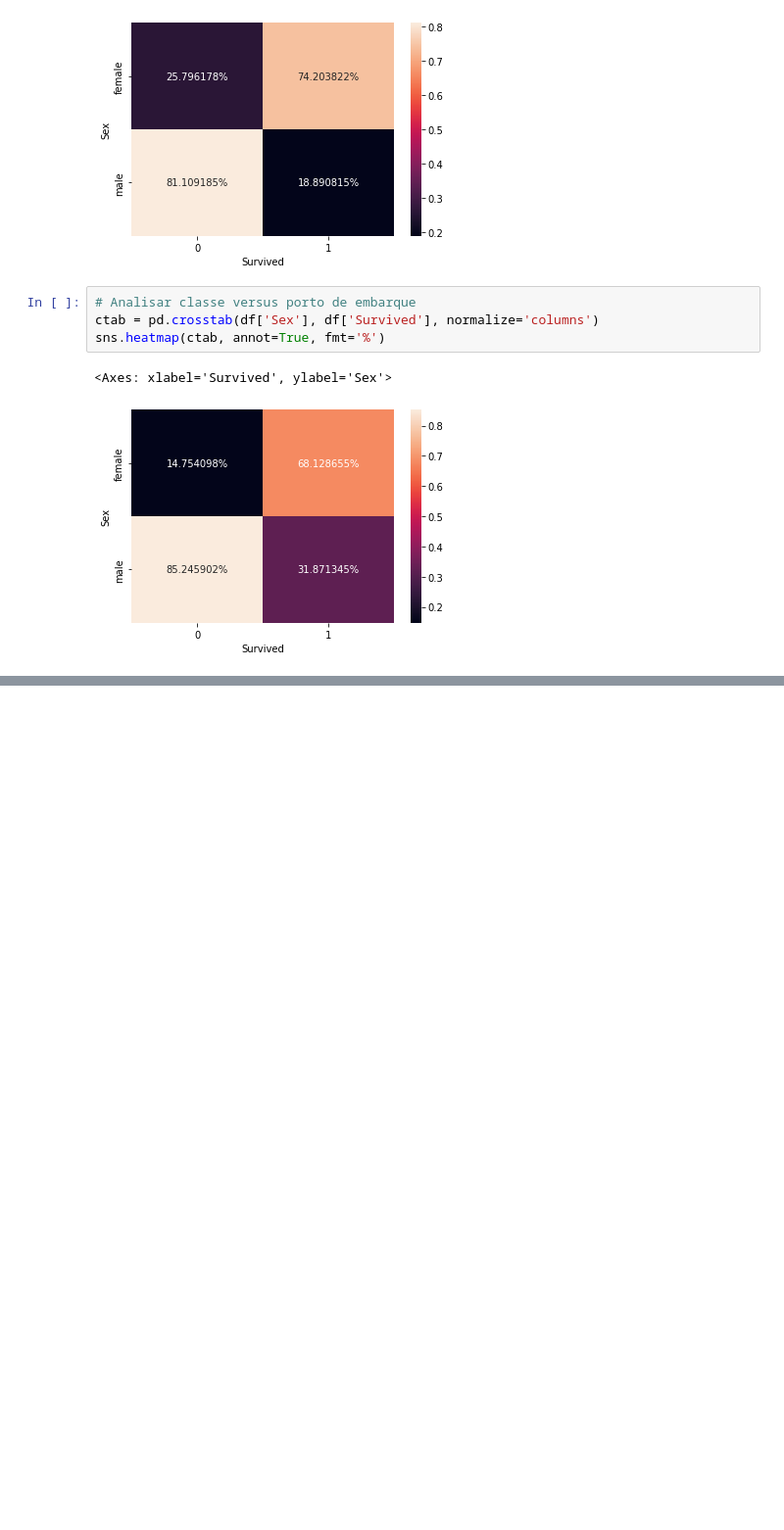
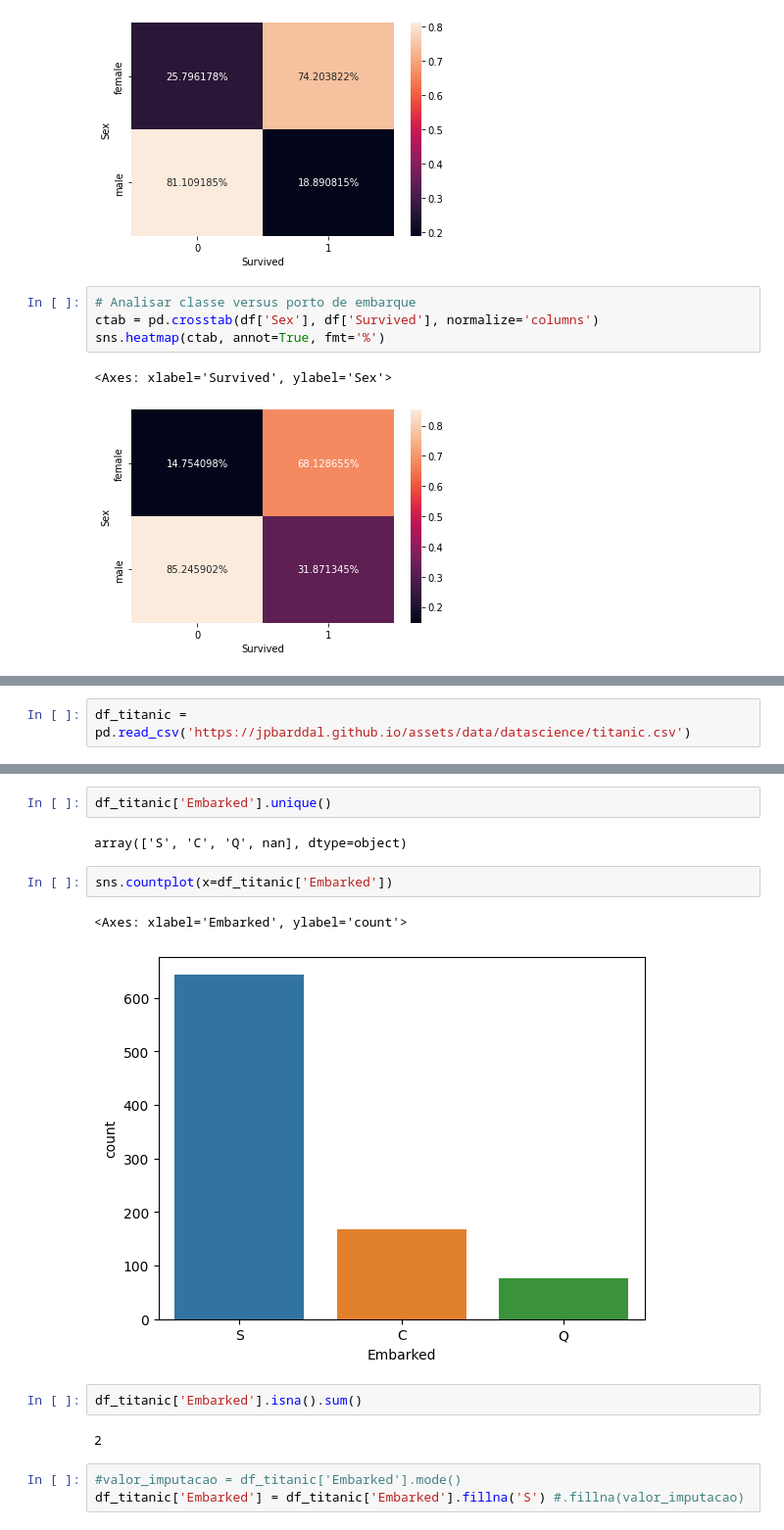
Before and after one commit to jpbarddal/jpbarddal.github.io, a Jupyter notebook: assets/data/lectures/2023/ppgia_data_science_2023.ipynb, the cells around one changed output, grey strips where cells are left out. Shown at 98% size. Saved outputs shown, nothing was run; the diff lists cells and outputs as text; blank space fills up the shorter version.

```diff
--- a/assets/data/lectures/2023/ppgia_data_science_2023.ipynb
+++ b/assets/data/lectures/2023/ppgia_data_science_2023.ipynb
@@ -816,0 +874,2 @@ sns.heatmap(ctab, annot=True, fmt='%')
+# %%
+df_titanic = pd.read_csv('https://jpbarddal.github.io/assets/data/datascience/titanic.csv')
@@ -816,0 +922,16 @@ sns.heatmap(ctab, annot=True, fmt='%')
+# %%
+df_titanic['Embarked'].unique()
+# %% [output]
+array(['S', 'C', 'Q', nan], dtype=object)
+# %%
+sns.countplot(x=df_titanic['Embarked'])
+# %% [output]
+<Axes: xlabel='Embarked', ylabel='count'>
+[figure, added]
+# %%
+df_titanic['Embarked'].isna().sum()
+# %% [output]
+2
+# %%
+#valor_imputacao = df_titanic['Embarked'].mode()
+df_titanic['Embarked'] = df_titanic['Embarked'].fillna('S') #.fillna(valor_imputacao)
```
Also changed, not shown: parts of 44 cells of this notebook, 4 other files.
